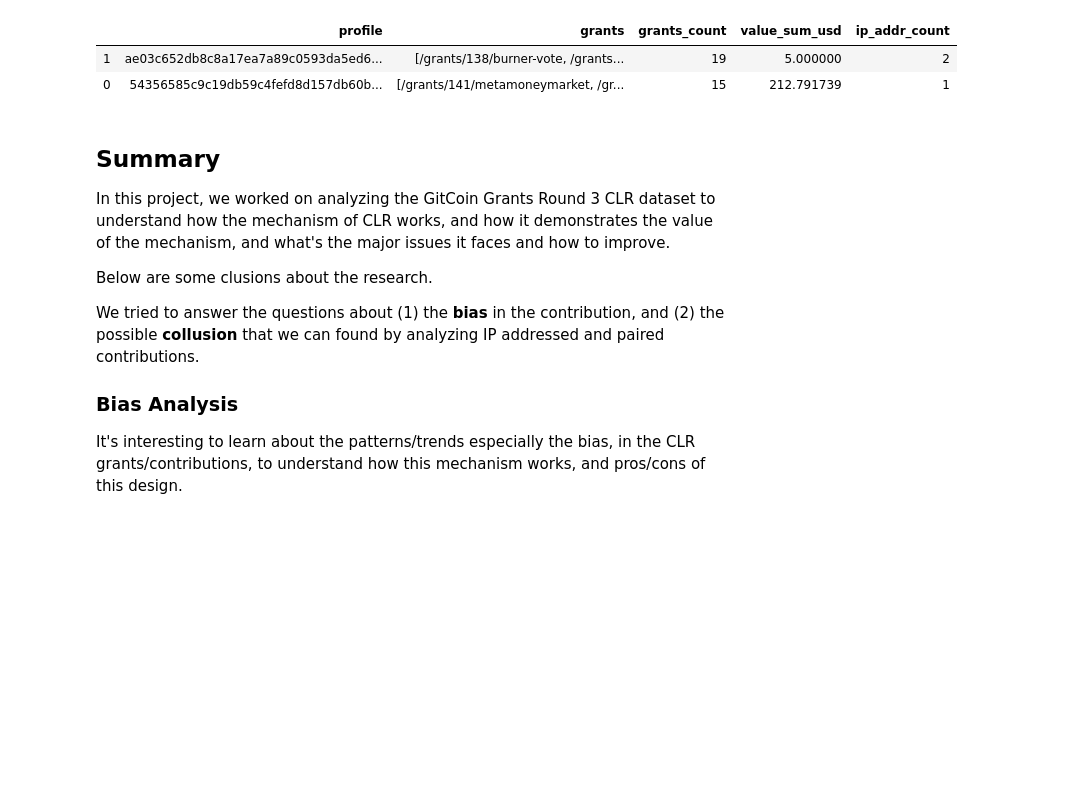
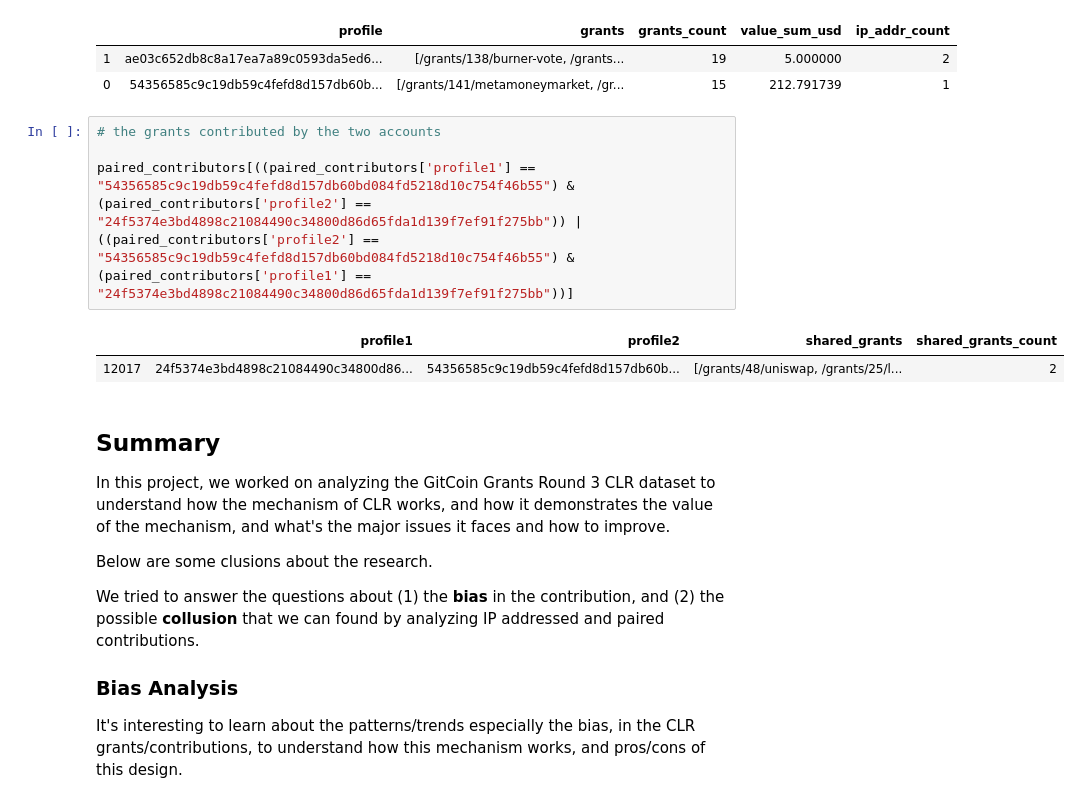
Before and after one commit to think-in-universe/gitcoin-grants-analysis, a Jupyter notebook: analysis.ipynb, the cells around one changed output. Cells and saved outputs as stored; diff of their text form; blank space fills up the shorter version.

```diff
--- a/analysis.ipynb
+++ b/analysis.ipynb
@@ -597,6 +613,13 @@ common_profiles.sort_values("grants_count", ascending=False)
 |  | profile | grants | grants_count | value_sum_usd | ip_addr_count |
 | 1 | ae03c652db8c8a17ea7a89c0593da5ed6... | [/grants/138/burner-vote, /grants... | 19 | 5.000000 | 2 |
 | 0 | 54356585c9c19db59c4fefd8d157db60b... | [/grants/141/metamoneymarket, /gr... | 15 | 212.791739 | 1 |
+# %%
+# the grants contributed by the two accounts
+
+paired_contributors[((paired_contributors['profile1'] == "54356585c9c19db59c4fefd8d157db60bd084fd5218d10c754f46b55") & (paired_contributors['profile2'] == "24f5374e3bd4898c21084490c34800d86d65fda1d139f7ef91f275bb")) | ((paired_contributors['profile2'] == "54356585c9c19db59c4fefd8d157db60bd084fd5218d10c754f46b55") & (paired_contributors['profile1'] == "24f5374e3bd4898c21084490c34800d86d65fda1d139f7ef91f275bb"))]
+# %% [output]
+|  | profile1 | profile2 | shared_grants | shared_grants_count |
+| 12017 | 24f5374e3bd4898c21084490c34800d86... | 54356585c9c19db59c4fefd8d157db60b... | [/grants/48/uniswap, /grants/25/l... | 2 |
 # %% [markdown]
 ## Summary
 
```
Also changed, not shown: parts of 6 cells of this notebook.
